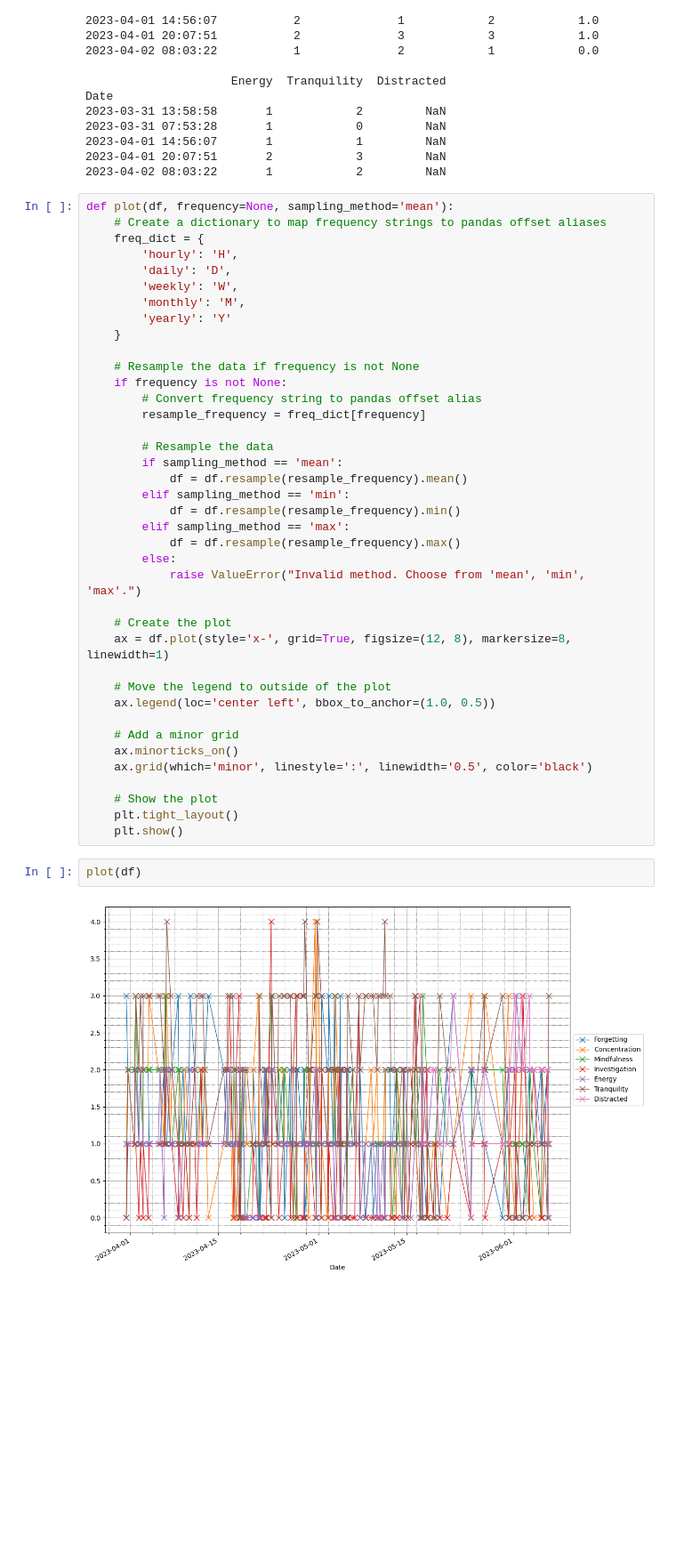
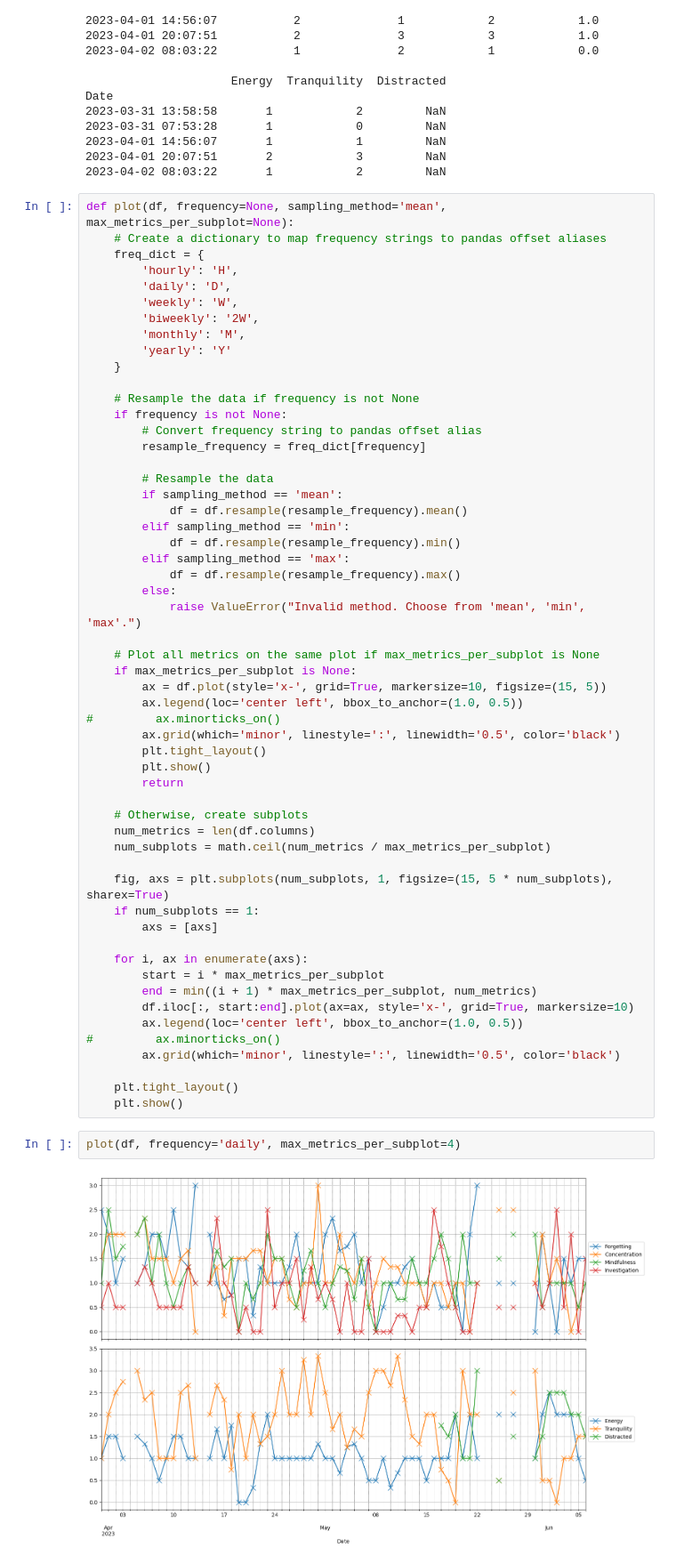
Before and after one commit to NoTranslationLayer/reflect-utils, a Jupyter notebook: notebooks/plotting.ipynb, the cells around one changed output. Shown at 89% size. Saved outputs shown, nothing was run; the diff lists cells and outputs as text; blank space fills up the shorter version.

Commit message:
Add optional max metrics per plot

```diff
--- a/notebooks/plotting.ipynb
+++ b/notebooks/plotting.ipynb
@@ -37,12 +39,13 @@ Date
 2023-04-01 20:07:51       2            3         NaN
 2023-04-02 08:03:22       1            2         NaN
 # %%
-def plot(df, frequency=None, sampling_method='mean'):
+def plot(df, frequency=None, sampling_method='mean', max_metrics_per_subplot=None):
     # Create a dictionary to map frequency strings to pandas offset aliases
     freq_dict = {
         'hourly': 'H',
         'daily': 'D',
         'weekly': 'W',
+        'biweekly': '2W',
         'monthly': 'M',
         'yearly': 'Y'
     }
@@ -62,23 +65,38 @@ def plot(df, frequency=None, sampling_method='mean'):
         else:
             raise ValueError("Invalid method. Choose from 'mean', 'min', 'max'.")
 
-    # Create the plot
-    ax = df.plot(style='x-', grid=True, figsize=(12, 8), markersize=8, linewidth=1)
+    # Plot all metrics on the same plot if max_metrics_per_subplot is None
+    if max_metrics_per_subplot is None:
+        ax = df.plot(style='x-', grid=True, markersize=10, figsize=(15, 5))
+        ax.legend(loc='center left', bbox_to_anchor=(1.0, 0.5))
+#         ax.minorticks_on()
+        ax.grid(which='minor', linestyle=':', linewidth='0.5', color='black')
+        plt.tight_layout()
+        plt.show()
+        return
 
-    # Move the legend to outside of the plot
-    ax.legend(loc='center left', bbox_to_anchor=(1.0, 0.5))
+    # Otherwise, create subplots
+    num_metrics = len(df.columns)
+    num_subplots = math.ceil(num_metrics / max_metrics_per_subplot)
 
-    # Add a minor grid
-    ax.minorticks_on()
-    ax.grid(which='minor', linestyle=':', linewidth='0.5', color='black')
+    fig, axs = plt.subplots(num_subplots, 1, figsize=(15, 5 * num_subplots), sharex=True)
+    if num_subplots == 1:
+        axs = [axs]
 
-    # Show the plot
+    for i, ax in enumerate(axs):
+        start = i * max_metrics_per_subplot
+        end = min((i + 1) * max_metrics_per_subplot, num_metrics)
+        df.iloc[:, start:end].plot(ax=ax, style='x-', grid=True, markersize=10)
+        ax.legend(loc='center left', bbox_to_anchor=(1.0, 0.5))
+#         ax.minorticks_on()
+        ax.grid(which='minor', linestyle=':', linewidth='0.5', color='black')
+
     plt.tight_layout()
     plt.show()
 # %%
-plot(df)
+plot(df, frequency='daily', max_metrics_per_subplot=4)
 # %% [output]
-[figure, old version]
+[figure, new version]
 # %%
 plot(df, frequency='weekly', sampling_method='mean')
 # %% [output]
```
Also changed, not shown: parts of 3 cells of this notebook.
